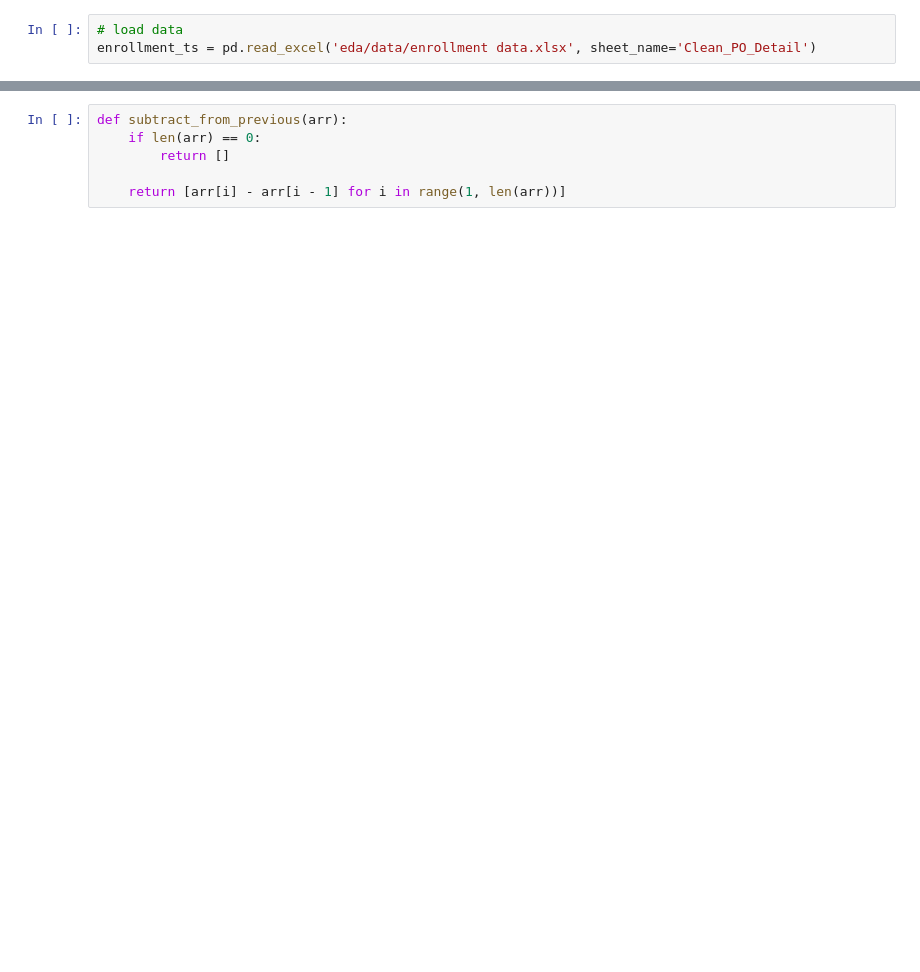
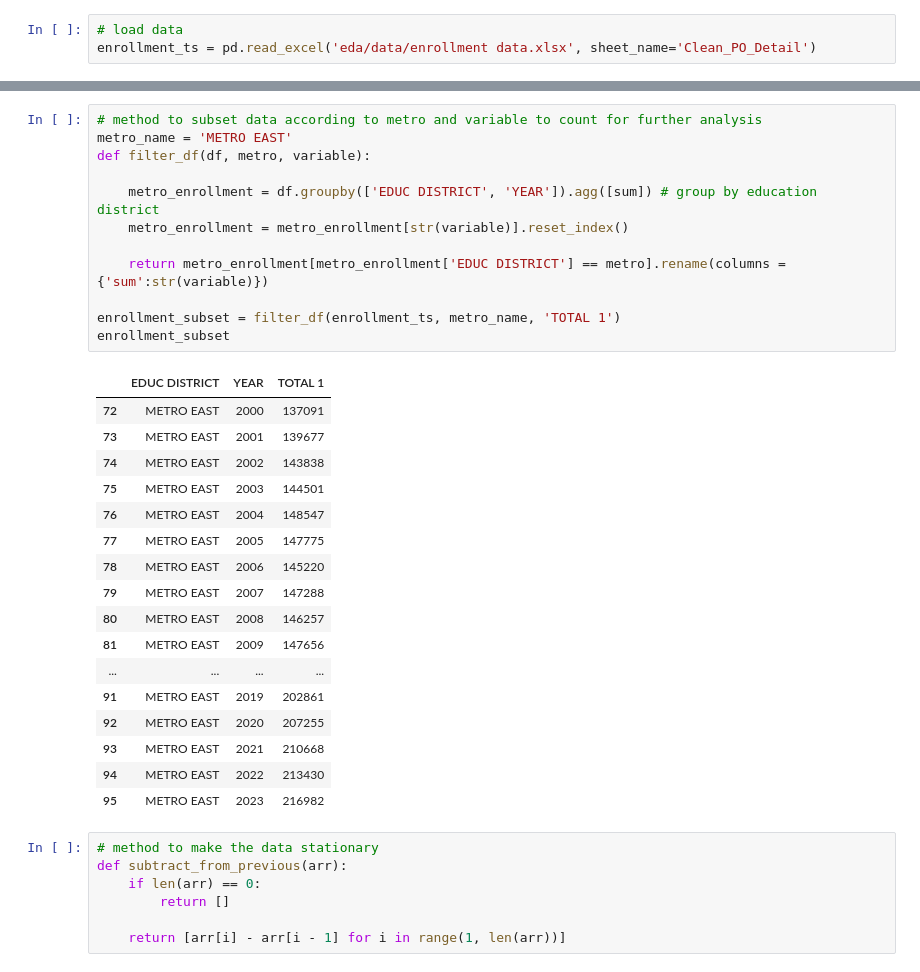
Before and after one commit to Gareth1995/education_project, a Jupyter notebook: time_series.ipynb, the cells around one changed output, grey strips where cells are left out. Saved outputs shown, nothing was run; the diff lists cells and outputs as text; blank space fills up the shorter version.

```diff
--- a/time_series.ipynb
+++ b/time_series.ipynb
@@ -49,4 +49,35 @@ plotly_ts('METRO EAST', 8)
+# %%
+# method to subset data according to metro and variable to count for further analysis
+metro_name = 'METRO EAST'
+def filter_df(df, metro, variable):
+
+    metro_enrollment = df.groupby(['EDUC DISTRICT', 'YEAR']).agg([sum]) # group by education district
+    metro_enrollment = metro_enrollment[str(variable)].reset_index()
+
+    return metro_enrollment[metro_enrollment['EDUC DISTRICT'] == metro].rename(columns = {'sum':str(variable)})
+
+enrollment_subset = filter_df(enrollment_ts, metro_name, 'TOTAL 1')
+enrollment_subset
+# %% [output]
+|  | EDUC DISTRICT | YEAR | TOTAL 1 |
+| 72 | METRO EAST | 2000 | 137091 |
+| 73 | METRO EAST | 2001 | 139677 |
+| 74 | METRO EAST | 2002 | 143838 |
+| 75 | METRO EAST | 2003 | 144501 |
+| 76 | METRO EAST | 2004 | 148547 |
+| 77 | METRO EAST | 2005 | 147775 |
+| 78 | METRO EAST | 2006 | 145220 |
+| 79 | METRO EAST | 2007 | 147288 |
+| 80 | METRO EAST | 2008 | 146257 |
+| 81 | METRO EAST | 2009 | 147656 |
+| ... | ... | ... | ... |
+| 91 | METRO EAST | 2019 | 202861 |
+| 92 | METRO EAST | 2020 | 207255 |
+| 93 | METRO EAST | 2021 | 210668 |
+| 94 | METRO EAST | 2022 | 213430 |
+| 95 | METRO EAST | 2023 | 216982 |
 # %%
+# method to make the data stationary
 def subtract_from_previous(arr):
     if len(arr) == 0:
         return []
```
Also changed, not shown: parts of 11 cells of this notebook, 1 other file.
